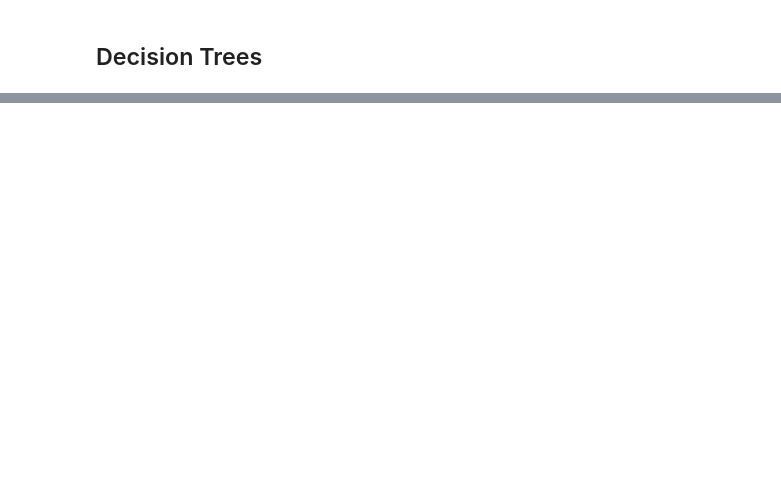
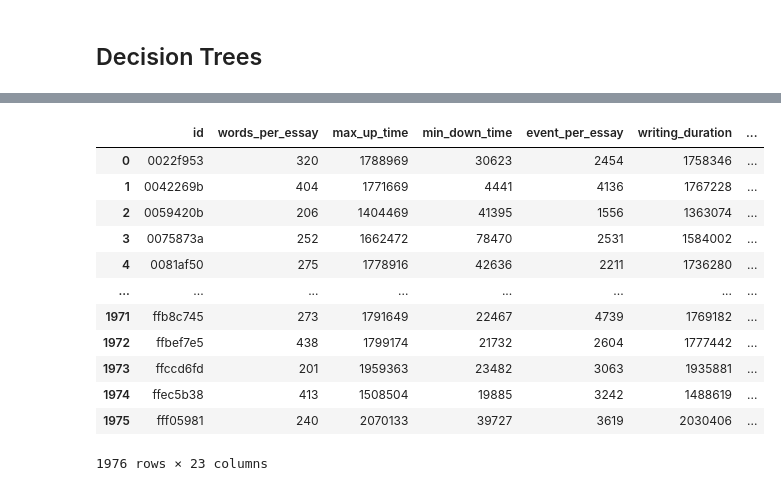
Before and after one commit to KsiazekPatryk/Machine-Learning---Preliminary-Data-Analysis, a Jupyter notebook: 6)Tree-Based-Models.ipynb, the cells around one changed output, grey strips where cells are left out. Saved outputs shown, nothing was run; the diff lists cells and outputs as text; code cells hidden in the pictures; blank space fills up the shorter version.

```diff
--- a/6)Tree-Based-Models.ipynb
+++ b/6)Tree-Based-Models.ipynb
@@ -53,0 +65,16 @@ NameError: name 'regr' is not defined
+# %%
+train_data
+# %% [output]
+|  | id | words_per_essay | max_up_time | min_down_time | event_per_essay | writing_duration | ... |
+| 0 | 0022f953 | 320 | 1788969 | 30623 | 2454 | 1758346 | ... |
+| 1 | 0042269b | 404 | 1771669 | 4441 | 4136 | 1767228 | ... |
+| 2 | 0059420b | 206 | 1404469 | 41395 | 1556 | 1363074 | ... |
+| 3 | 0075873a | 252 | 1662472 | 78470 | 2531 | 1584002 | ... |
+| 4 | 0081af50 | 275 | 1778916 | 42636 | 2211 | 1736280 | ... |
+| ... | ... | ... | ... | ... | ... | ... | ... |
+| 1971 | ffb8c745 | 273 | 1791649 | 22467 | 4739 | 1769182 | ... |
+| 1972 | ffbef7e5 | 438 | 1799174 | 21732 | 2604 | 1777442 | ... |
+| 1973 | ffccd6fd | 201 | 1959363 | 23482 | 3063 | 1935881 | ... |
+| 1974 | ffec5b38 | 413 | 1508504 | 19885 | 3242 | 1488619 | ... |
+| 1975 | fff05981 | 240 | 2070133 | 39727 | 3619 | 2030406 | ... |
+1976 rows × 23 columns
```
Also changed, not shown: parts of 21 cells of this notebook.
